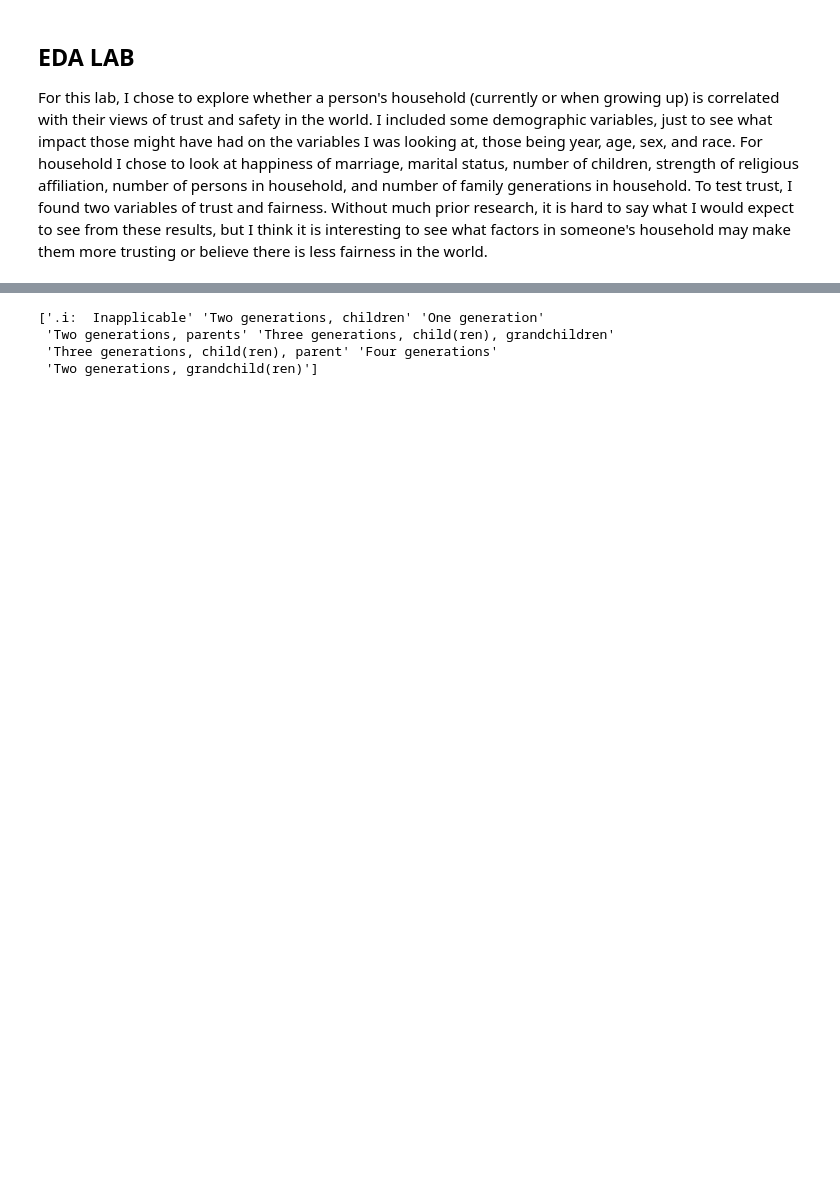
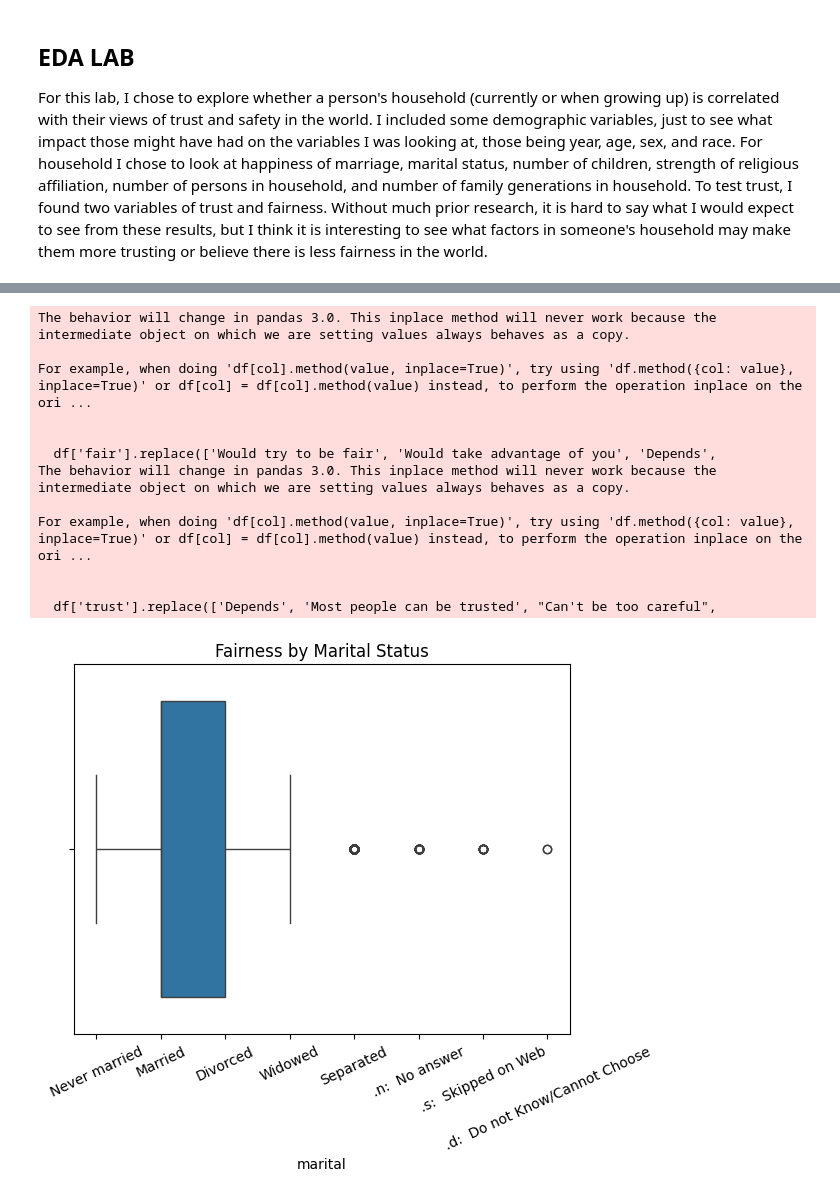
Before and after one commit to nylaup/EDA, a Jupyter notebook: lab/labwork.ipynb, the cells around one changed output, grey strips where cells are left out. Drawn from its saved outputs; the diff is of its cells as text; code cells hidden in the pictures; blank space fills up the shorter version.

```diff
--- a/lab/labwork.ipynb
+++ b/lab/labwork.ipynb
@@ -16,11 +17,41 @@ df.head(5)
 | 2 | 1972 | 3 | Married | 4 | 48 | FEMALE | White | 4 | .i: Inapplicable | .i: Inapplicable | Would take advantage of you | ... |
 | 3 | 1972 | 4 | Married | 0 | 27 | FEMALE | White | 2 | .i: Inapplicable | .i: Inapplicable | Would try to be fair | ... |
 | 4 | 1972 | 5 | Married | 2 | 61 | FEMALE | White | 2 | .i: Inapplicable | .i: Inapplicable | Would try to be fair | ... |
-# %%
-print(df['famgen'].unique())
-#Age = Age.replace(("young", r'"young"', "minor", "a minor", "teen", "a teen", "teens"), 17)
-# %% [output]
-['.i:  Inapplicable' 'Two generations, children' 'One generation'
- 'Two generations, parents' 'Three generations, child(ren), grandchildren'
- 'Three generations, child(ren), parent' 'Four generations'
- 'Two generations, grandchild(ren)']
+# %%
+#Cleaning up the fair variable
+#print(df['fair'].unique())
+#Add numbers for each value of fairness so you can plot take averages, discard extra values
+df['fair'].replace(['Would try to be fair', 'Would take advantage of you', 'Depends',
+ '.d:  Do not Know/Cannot Choose', '.n:  No answer', '.i:  Inapplicable',
+ '.y:  Not available in this year'], [3, 1, 2, np.nan, np.nan, np.nan, np.nan], inplace=True)
+
+#print(df['trust'].unique())
+df['trust'].replace(['Depends', 'Most people can be trusted', "Can't be too careful",
+ '.d:  Do not Know/Cannot Choose', '.n:  No answer', '.i:  Inapplicable',
+ '.y:  Not available in this year'], [2, 3, 1, np.nan, np.nan, np.nan, np.nan], inplace=True)
+
+#convert home population to numeric
+df['hompop'].replace([".n:  No answer"],[np.nan])
+df['hompop'] = pd.to_numeric(df['hompop'])
+
+Trust = df['trust'].dropna()
+Fair = df['fair'].dropna()
+
+sns.boxplot(df, y=Trust, x="marital")
+plt.title("Fairness by Marital Status")
+plt.xticks(rotation = 25)
+plt.show()
+# %% [output]
+The behavior will change in pandas 3.0. This inplace method will never work because the intermediate object on which we are setting values always behaves as a copy.
+
+For example, when doing 'df[col].method(value, inplace=True)', try using 'df.method({col: value}, inplace=True)' or df[col] = df[col].method(value) instead, to perform the operation inplace on the ori ...
+
+
+  df['fair'].replace(['Would try to be fair', 'Would take advantage of you', 'Depends',
+The behavior will change in pandas 3.0. This inplace method will never work because the intermediate object on which we are setting values always behaves as a copy.
+
+For example, when doing 'df[col].method(value, inplace=True)', try using 'df.method({col: value}, inplace=True)' or df[col] = df[col].method(value) instead, to perform the operation inplace on the ori ...
+
+
+  df['trust'].replace(['Depends', 'Most people can be trusted', "Can't be too careful",
+[figure, added]
```
Also changed, not shown: parts of 2 cells of this notebook.
